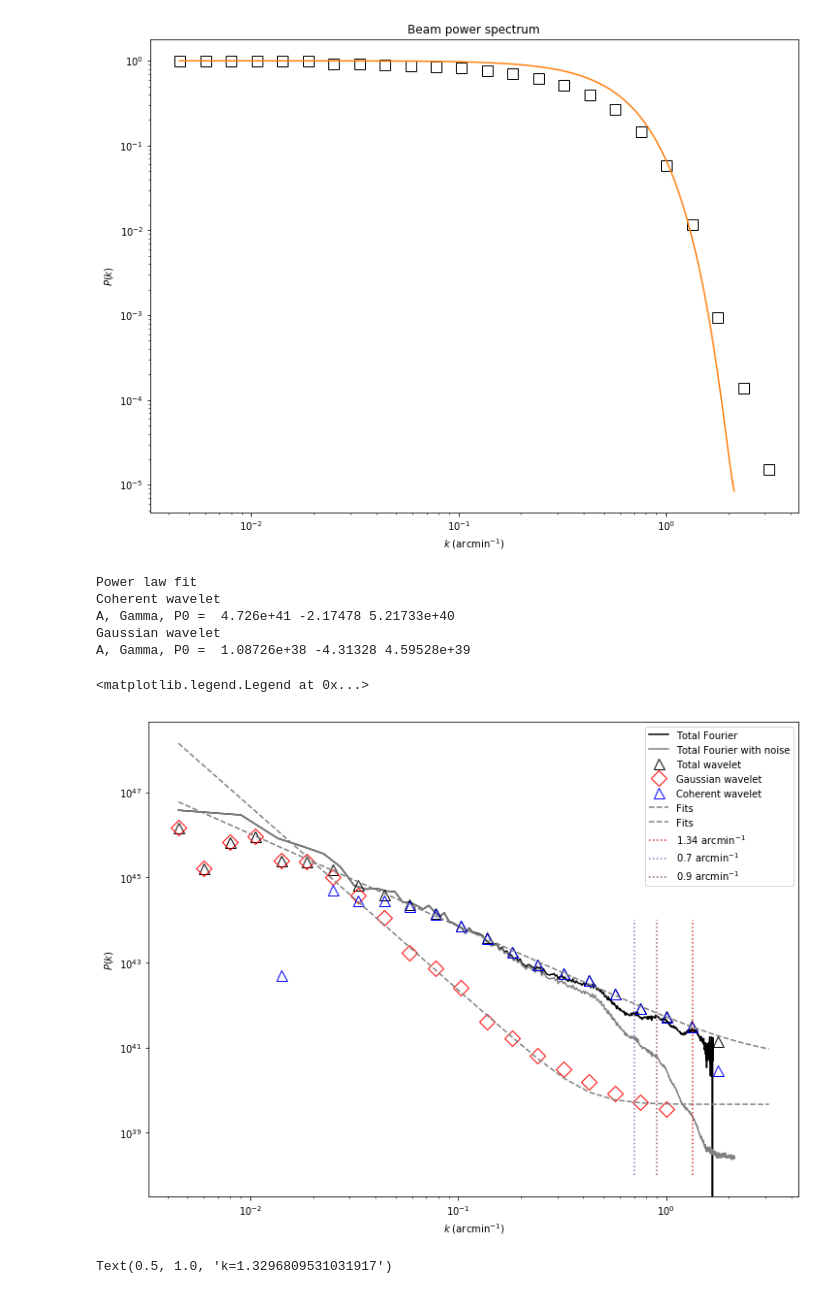
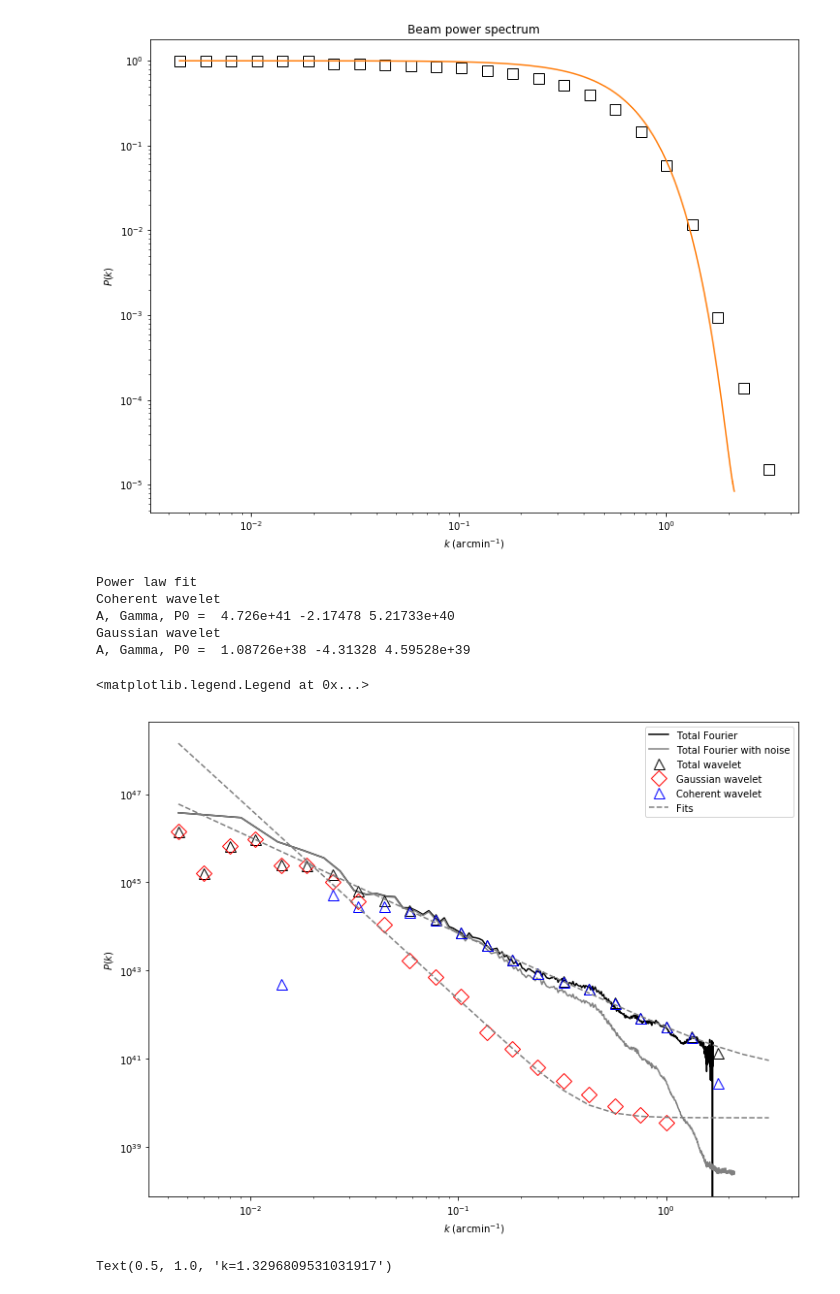
Before and after one commit to jfrob27/M1stage2020, a Jupyter notebook: Perseus_bis.ipynb, the cells around one changed output. Cells and saved outputs as stored; diff of their text form; code cells hidden in the pictures.

```diff
--- a/Perseus_bis.ipynb
+++ b/Perseus_bis.ipynb
@@ -208,39 +200,38 @@ print('Power law fit')
 print('Coherent wavelet')
 print('A, Gamma, P0 = ', A_cohe, gamma_cohe, P0_cohe)
 print('Gaussian wavelet')
 print('A, Gamma, P0 = ', A_gauss, gamma_gauss, P0_gauss)
 
 plt.figure(figsize(12,9))
-plt.plot(tab_k[:-100], (spec_k[:-100]-Noise)/spec_beamn[:-100], color='black',label=r'Total Fourier')
+plt.plot(tab_k[:-100], (spec_k[:-100]-Noise)/spec_beamn2[:-100], color='black',label=r'Total Fourier')
 plt.plot(tab_k, spec_k, color='grey',label=r'Total Fourier with noise')
 plt.plot(wav_k, (S1a[0,:]-Noise)/BS1an,'^', markersize = 11, markerfacecolor='none', markeredgecolor='black', label='Total wavelet')
 plt.plot(wav_k, (S1a[2,:]-Noise)/BS1an,'D', markersize = 11, markerfacecolor='none', markeredgecolor='red', label='Gaussian wavelet')
 plt.plot(wav_k, (S1a[1,:]-Noise)/BS1an,'^', markersize = 11, markerfacecolor='none', markeredgecolor='blue', label='Coherent wavelet')
 
 plt.plot(wav_k, fit_gauss, color='grey', ls='--', lw=1.5, label=r'Fits')
-plt.plot(wav_k, fit_cohe, color='grey', ls='--', lw=1.5, label=r'Fits')
-#plt.plot(wav_k, fit_spec, color='grey', ls='--', lw=1.5, label=r'Fits')
-
+plt.plot(wav_k, fit_cohe, color='grey', ls='--', lw=1.5)
+"""
 x1=1.34
 plt.plot([x1,x1],[1e38,1e44], ls=':', label=np.str(x1)+' arcmin$^{-1}$')
 x2=0.7
 plt.plot([x2,x2],[1e38,1e44], ls=':', label=np.str(x2)+' arcmin$^{-1}$')
 x3=0.9
 plt.plot([x3,x3],[1e38,1e44], ls=':', label=np.str(x3)+' arcmin$^{-1}$')
-
+"""
 plt.xscale('log')
 plt.yscale('log')
 plt.xlabel(r'$k$ (arcmin$^{-1}$)')
 plt.ylabel(r'$P(k)$')
 plt.legend()
 # %% [output]
 Power law fit
 Coherent wavelet
 A, Gamma, P0 =  4.726e+41 -2.17478 5.21733e+40
 Gaussian wavelet
 A, Gamma, P0 =  1.08726e+38 -4.31328 4.59528e+39
 <matplotlib.legend.Legend at 0x...>
-[figure, old version]
+[figure, new version]
 # %%
 M=np.size(wav_k)
 figure(figsize=(20,10))
```
Also changed, not shown: parts of 6 cells of this notebook, 5 other files.
